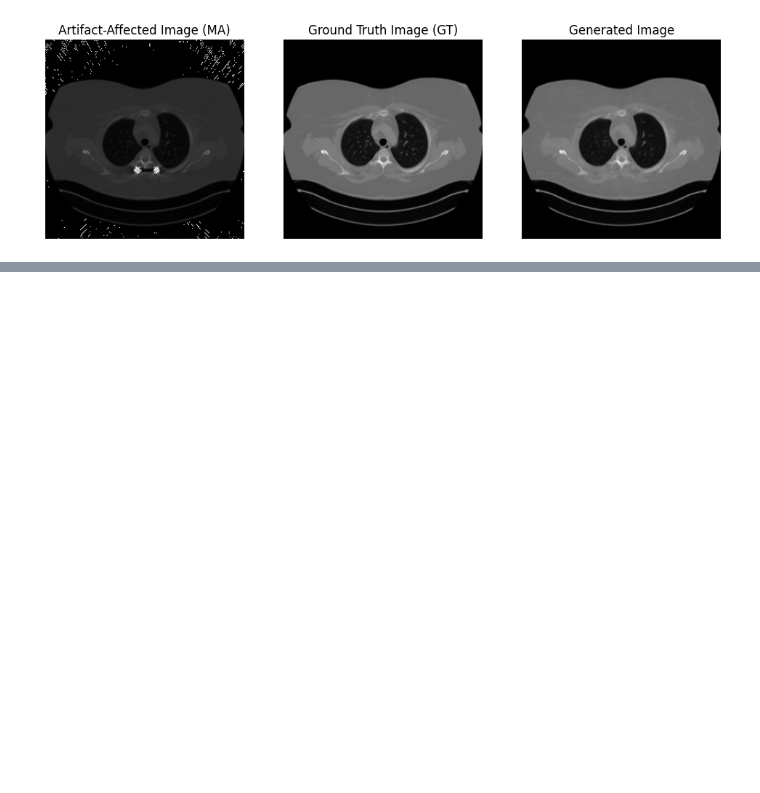
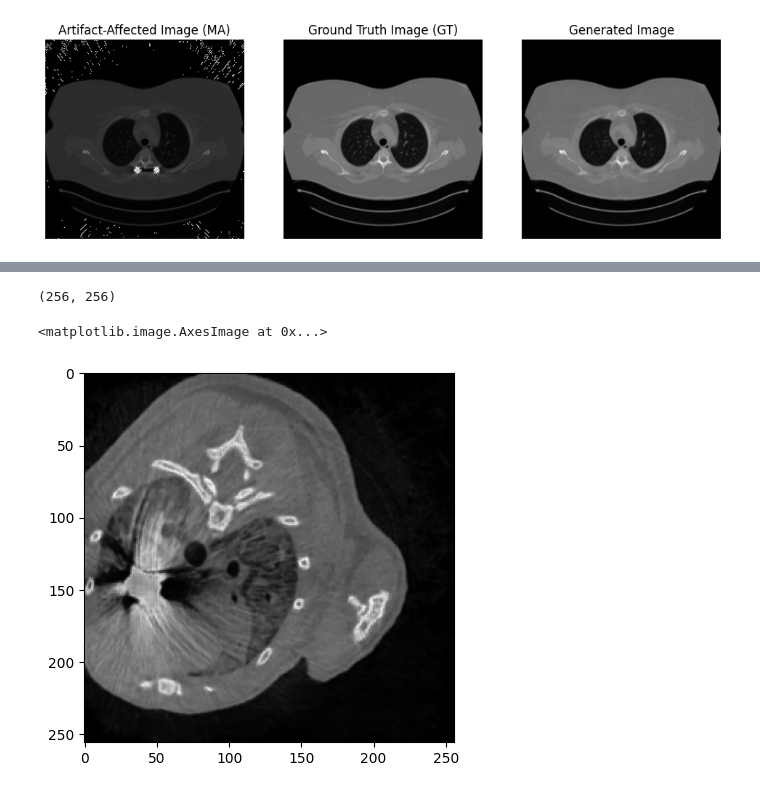
Before and after one commit to BARUD77/pix2pixMAR, a Jupyter notebook: pix2pixGAN/Inference.ipynb, the cells around one changed output, grey strips where cells are left out. Cells and saved outputs as stored; diff of their text form; code cells hidden in the pictures; blank space fills up the shorter version.

```diff
--- a/pix2pixGAN/Inference.ipynb
+++ b/pix2pixGAN/Inference.ipynb
@@ -86,0 +176,9 @@ visualize_images(ma_image, gt_image, generated_image)
+# %%
+generated_image.size
+# %% [output]
+(256, 256)
+# %%
+plt.imshow(generated_image, cmap='gray')
+# %% [output]
+<matplotlib.image.AxesImage at 0x...>
+[figure, added]
```
Also changed, not shown: parts of 4 cells of this notebook, 1 other file.
